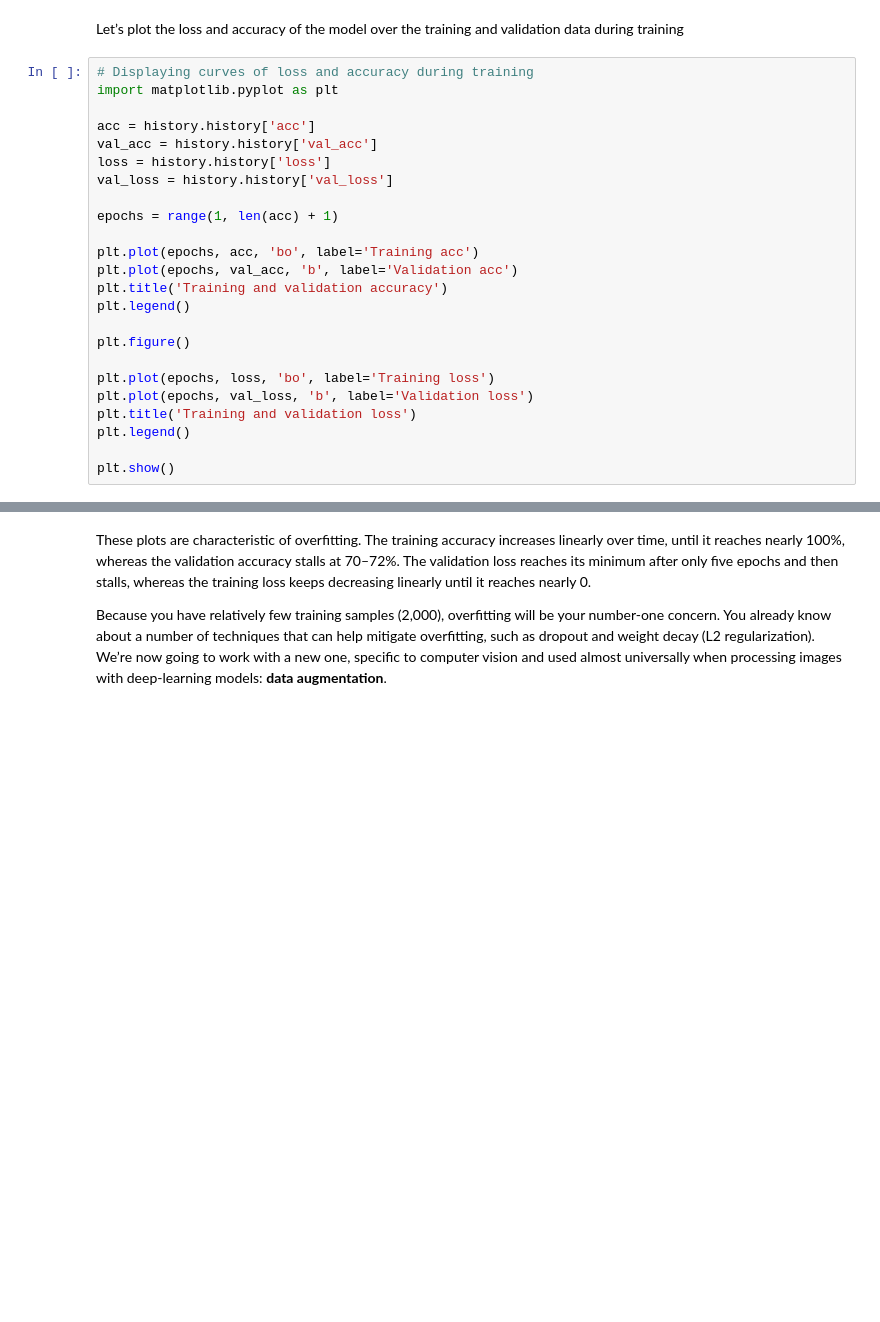
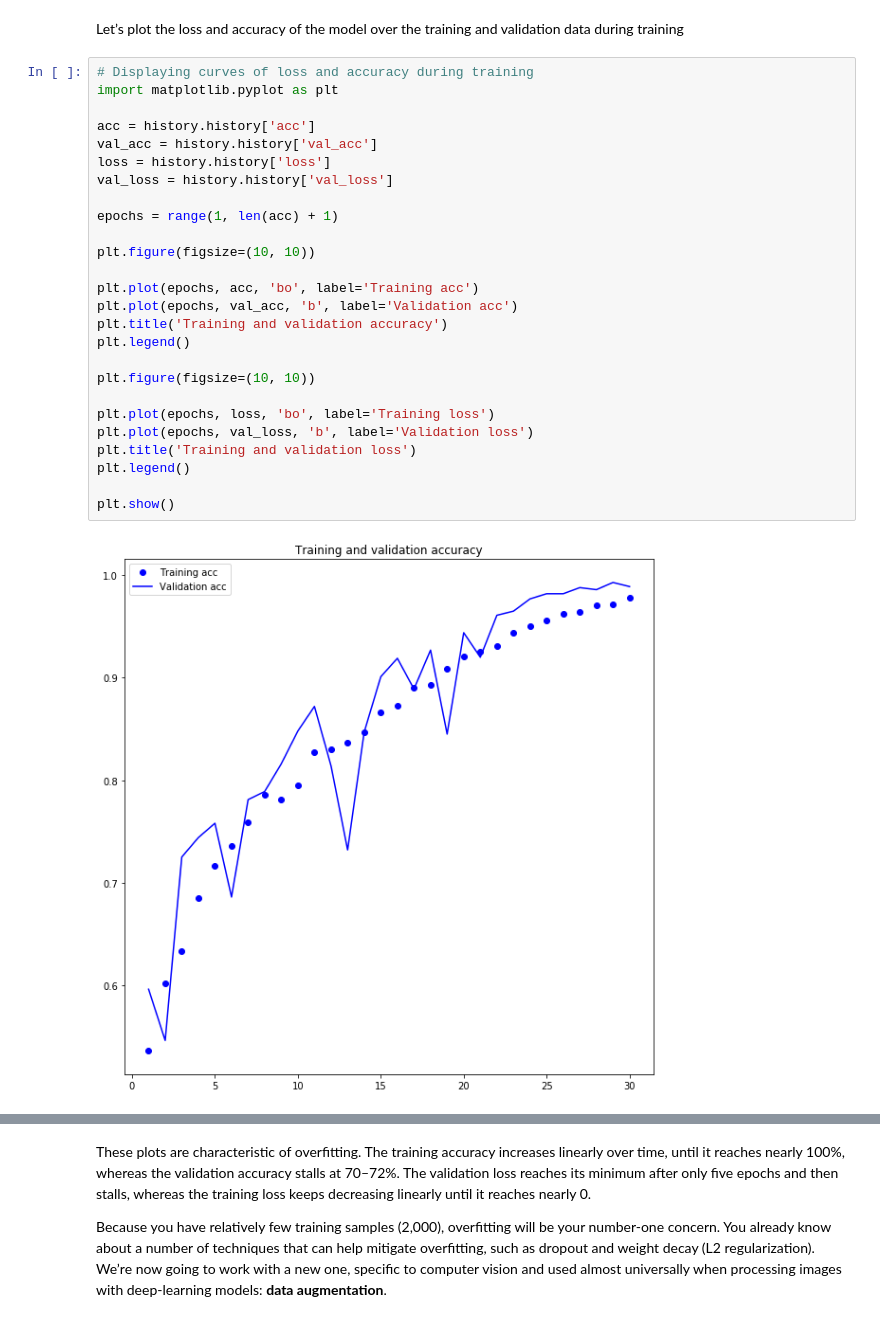
Before and after one commit to zohyan/Deep-Learning-with-python, a Jupyter notebook: 5_2_Training_a_convnet_from_scratch_on_a_small_dataset.ipynb, the cells around one changed output, grey strips where cells are left out. Cells and saved outputs as stored; diff of their text form; blank space fills up the shorter version.

```diff
--- a/5_2_Training_a_convnet_from_scratch_on_a_small_dataset.ipynb
+++ b/5_2_Training_a_convnet_from_scratch_on_a_small_dataset.ipynb
@@ -259,24 +318,28 @@ Let’s plot the loss and accuracy of the model over the training and validation
 # %%
 # Displaying curves of loss and accuracy during training
 import matplotlib.pyplot as plt
 
 acc = history.history['acc']
 val_acc = history.history['val_acc']
 loss = history.history['loss']
 val_loss = history.history['val_loss']
 
 epochs = range(1, len(acc) + 1)
 
+plt.figure(figsize=(10, 10))
+
 plt.plot(epochs, acc, 'bo', label='Training acc')
 plt.plot(epochs, val_acc, 'b', label='Validation acc')
 plt.title('Training and validation accuracy')
 plt.legend()
 
-plt.figure()
+plt.figure(figsize=(10, 10))
 
 plt.plot(epochs, loss, 'bo', label='Training loss')
 plt.plot(epochs, val_loss, 'b', label='Validation loss')
 plt.title('Training and validation loss')
 plt.legend()
 
 plt.show()
+# %% [output]
+[figure, added]
```
Also changed, not shown: parts of 25 cells of this notebook, 1 other file.
